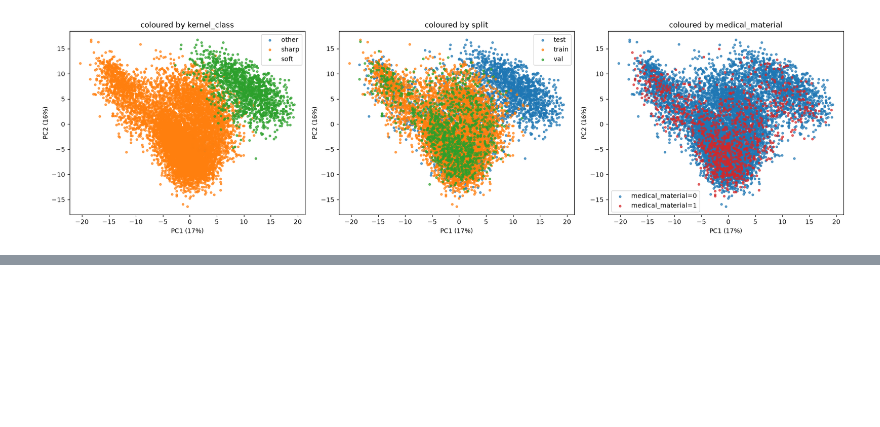
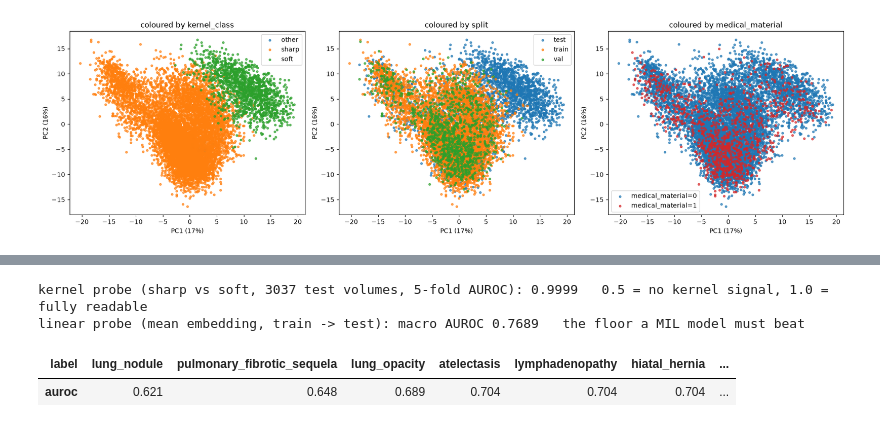
Before and after one commit to FYP22-ChestAI/ChestCT-Multi-Abnormality-Classifier, a Jupyter notebook: notebooks/encoder_embeddings_report.ipynb, the cells around one changed output, grey strips where cells are left out. Cells and saved outputs as stored; diff of their text form; code cells hidden in the pictures; blank space fills up the shorter version.

```diff
--- a/notebooks/encoder_embeddings_report.ipynb
+++ b/notebooks/encoder_embeddings_report.ipynb
@@ -43,6 +43,6 @@ pd.set_option("display.max_columns", 40)
 # %%
 STAGE2_CONFIG = "configs/model/encode.yaml"
-RUN = None          # e.g. "train-sharp"
+RUN = "train-sharp-5800"   # None = the only run on disk; "a+b" = several runs together
 ENCODER = None      # None = the default in encode.yaml (dale_ct_2s)
 
 stage2 = load_stage2_config(STAGE2_CONFIG)
@@ -199,0 +208,18 @@ notebook that reads the experiment's output folder.
+# %%
+from ct_model.data.volumes import label_names
+from ct_model.embeddings.diagnostics import kernel_probe, linear_probe
+
+splits = np.array([r.split for r in encoded])
+kernels = np.array([r.kernel_class for r in encoded])
+Y = np.array([r.labels for r in encoded], dtype=float)
+test = splits == "test"
+kp = kernel_probe(means[test], kernels[test])
+probe = linear_probe(means[splits == "train"], Y[splits == "train"], means[test], Y[test], label_names(manifest))
+print(f"kernel probe (sharp vs soft, {test.sum()} test volumes, 5-fold AUROC): {kp:.4f}   0.5 = no kernel signal, 1.0 = fully readable")
+print(f"linear probe (mean embedding, train -> test): macro AUROC {probe.auroc.mean():.4f}   the floor a MIL model must beat")
+display(probe.set_index("label").auroc.sort_values().round(3).to_frame().T)
+# %% [output]
+kernel probe (sharp vs soft, 3037 test volumes, 5-fold AUROC): 0.9999   0.5 = no kernel signal, 1.0 = fully readable
+linear probe (mean embedding, train -> test): macro AUROC 0.7689   the floor a MIL model must beat
+| label | lung_nodule | pulmonary_fibrotic_sequela | lung_opacity | atelectasis | lymphadenopathy | hiatal_hernia | ... |
+| auroc | 0.621 | 0.648 | 0.689 | 0.704 | 0.704 | 0.704 | ... |
```
Also changed, not shown: parts of 6 cells of this notebook, 59 other files.
